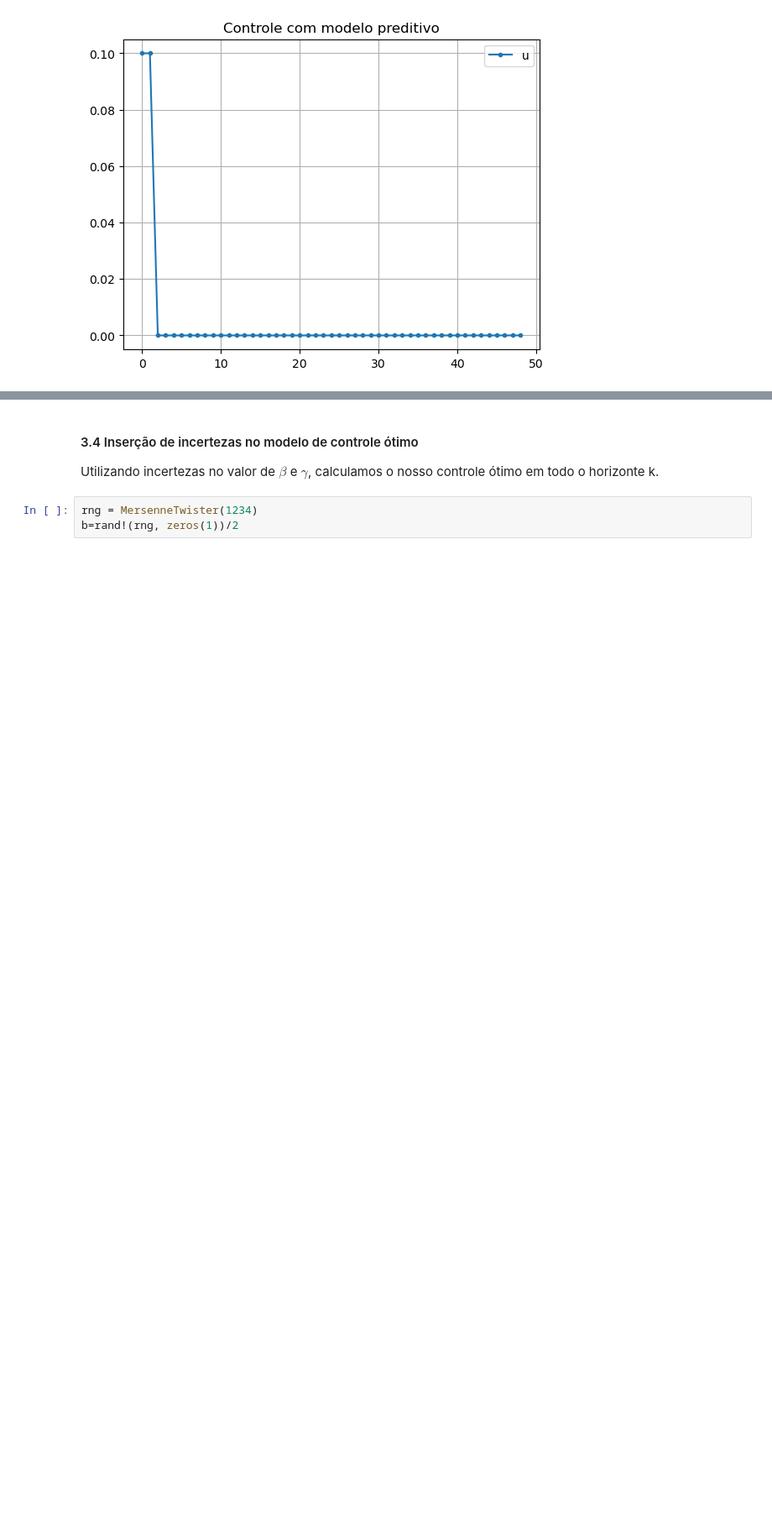
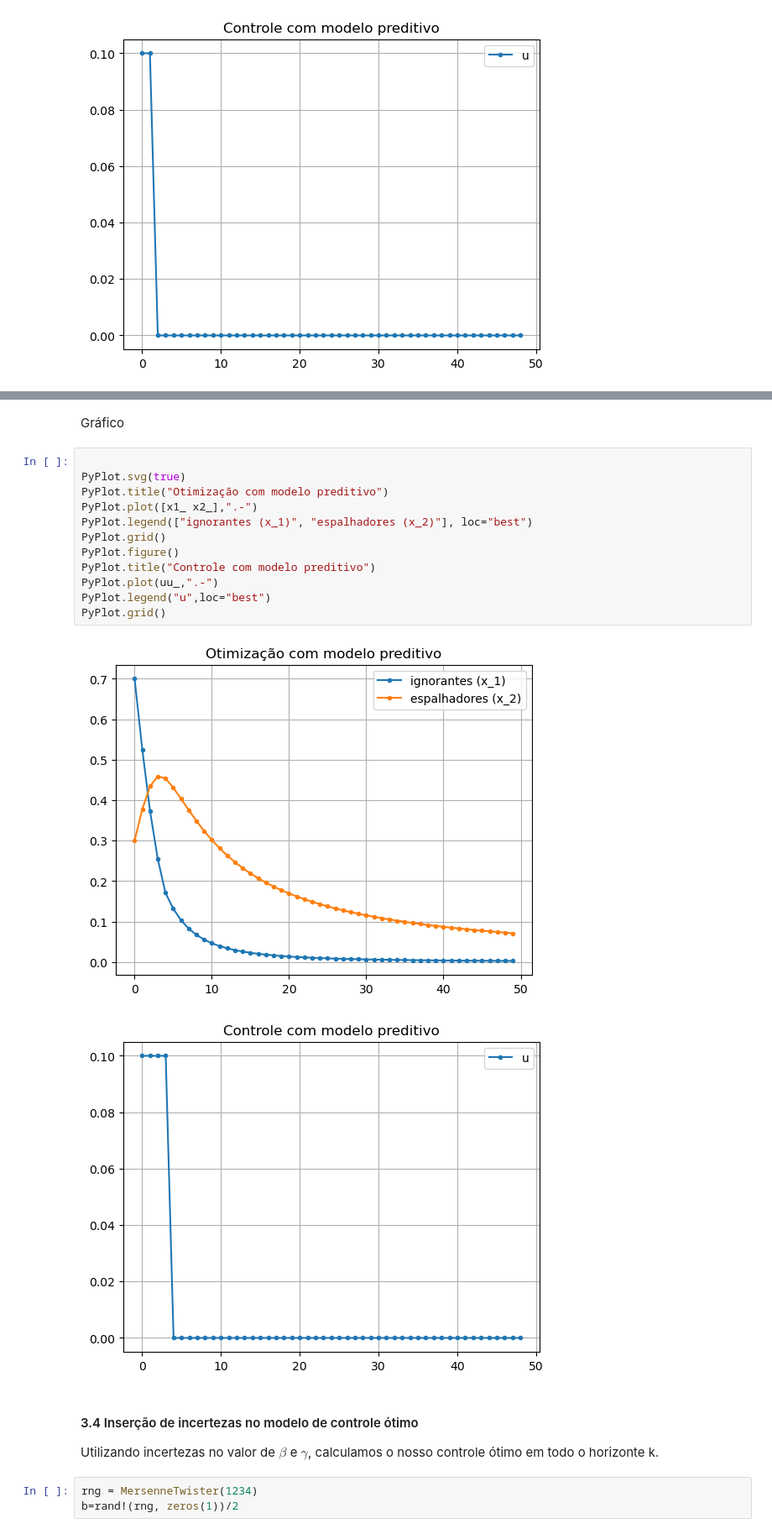
Before and after one commit to Neyrgsb/Otimizacao, a Jupyter notebook: TrabalhoOtimizaçãoJuliaeNey.ipynb, the cells around one changed output, grey strips where cells are left out. Shown at 84% size. Cells and saved outputs as stored; diff of their text form; blank space fills up the shorter version.

```diff
--- a/TrabalhoOtimizaçãoJuliaeNey.ipynb
+++ b/TrabalhoOtimizaçãoJuliaeNey.ipynb
@@ -534,3 +576,20 @@ PyPlot.grid()
+# %% [markdown]
+Gráfico
+# %%
+
+PyPlot.svg(true)
+PyPlot.title("Otimização com modelo preditivo")
+PyPlot.plot([x1_ x2_],".-")
+PyPlot.legend(["ignorantes (x_1)", "espalhadores (x_2)"], loc="best")
+PyPlot.grid()
+PyPlot.figure()
+PyPlot.title("Controle com modelo preditivo")
+PyPlot.plot(uu_,".-")
+PyPlot.legend("u",loc="best")
+PyPlot.grid()
+# %% [output]
+[figure, added]
+[figure, added]
 # %% [markdown]
 #### 3.4 Inserção de incertezas no modelo de controle ótimo ####
 
```
Also changed, not shown: parts of 24 cells of this notebook.
